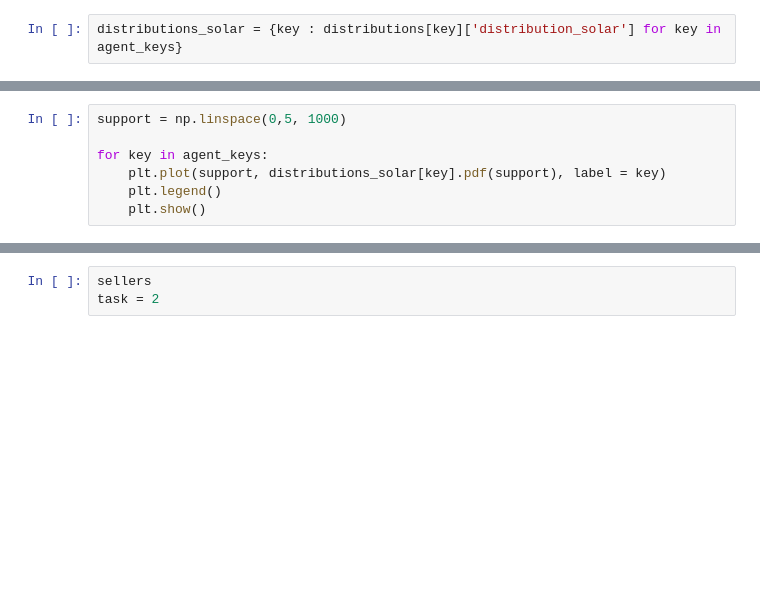
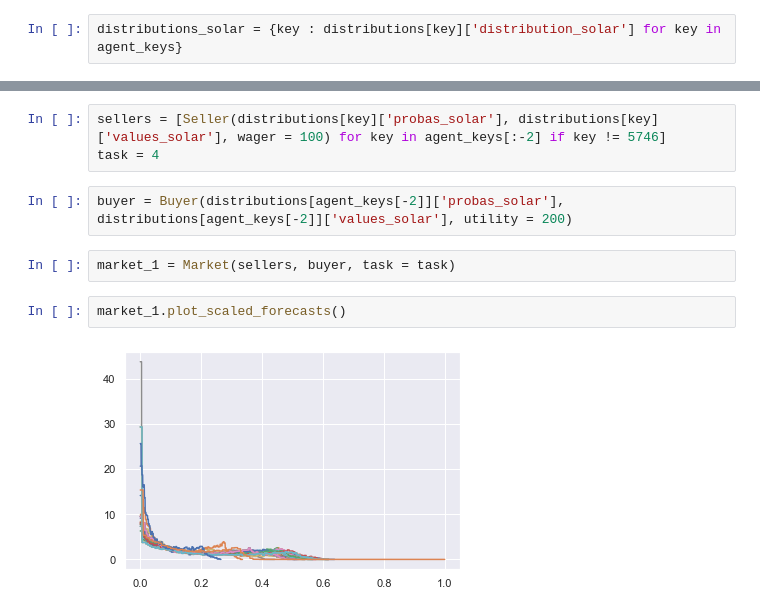
Before and after one commit to ishilov/data_market, a Jupyter notebook: third_test.ipynb, the cells around one changed output, grey strips where cells are left out. Drawn from its saved outputs; the diff is of its cells as text; blank space fills up the shorter version.

```diff
--- a/third_test.ipynb
+++ b/third_test.ipynb
@@ -103,8 +103 @@ for key in agent_keys:
 ... (13 outputs left out)
-# %%
-support = np.linspace(0,5, 1000)
-
-for key in agent_keys:
-    plt.plot(support, distributions_solar[key].pdf(support), label = key)
-    plt.legend()
-    plt.show()
@@ -125,3 +104,11 @@ for key in agent_keys:
-# %%
-sellers
-task = 2
+# %%
+sellers = [Seller(distributions[key]['probas_solar'], distributions[key]['values_solar'], wager = 100) for key in agent_keys[:-2] if key != 5746]
+task = 4
+# %%
+buyer = Buyer(distributions[agent_keys[-2]]['probas_solar'], distributions[agent_keys[-2]]['values_solar'], utility = 200)
+# %%
+market_1 = Market(sellers, buyer, task = task)
+# %%
+market_1.plot_scaled_forecasts()
+# %% [output]
+[figure, added]
```
Also changed, not shown: parts of 14 cells of this notebook.
